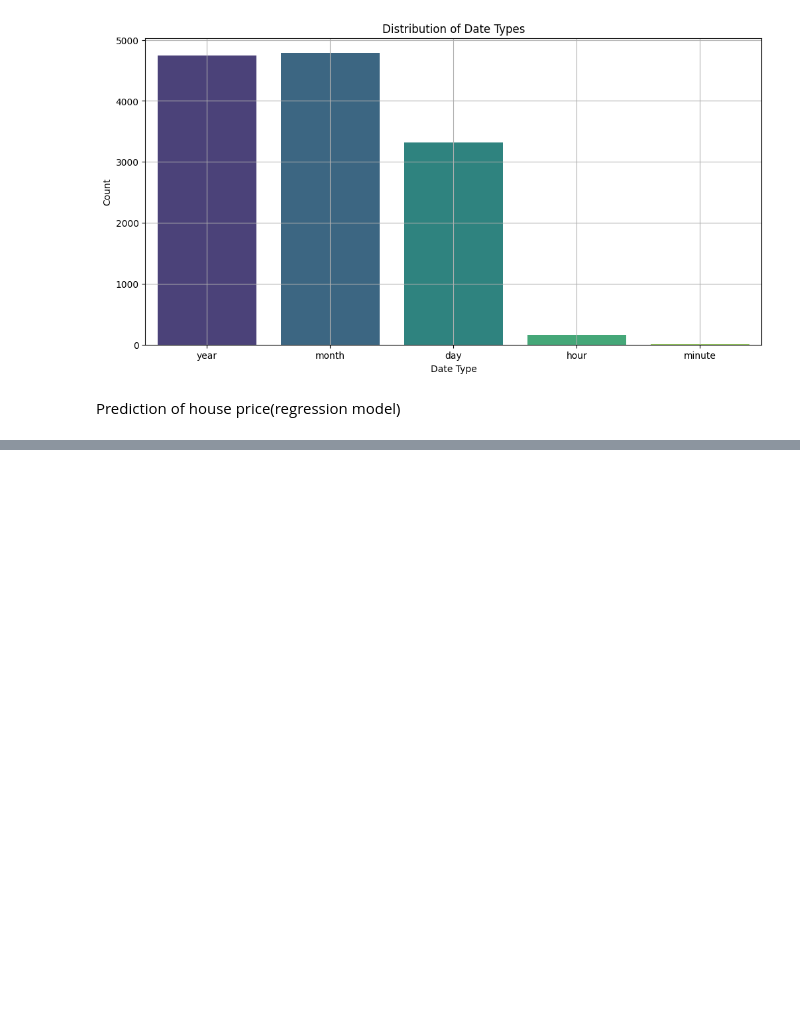
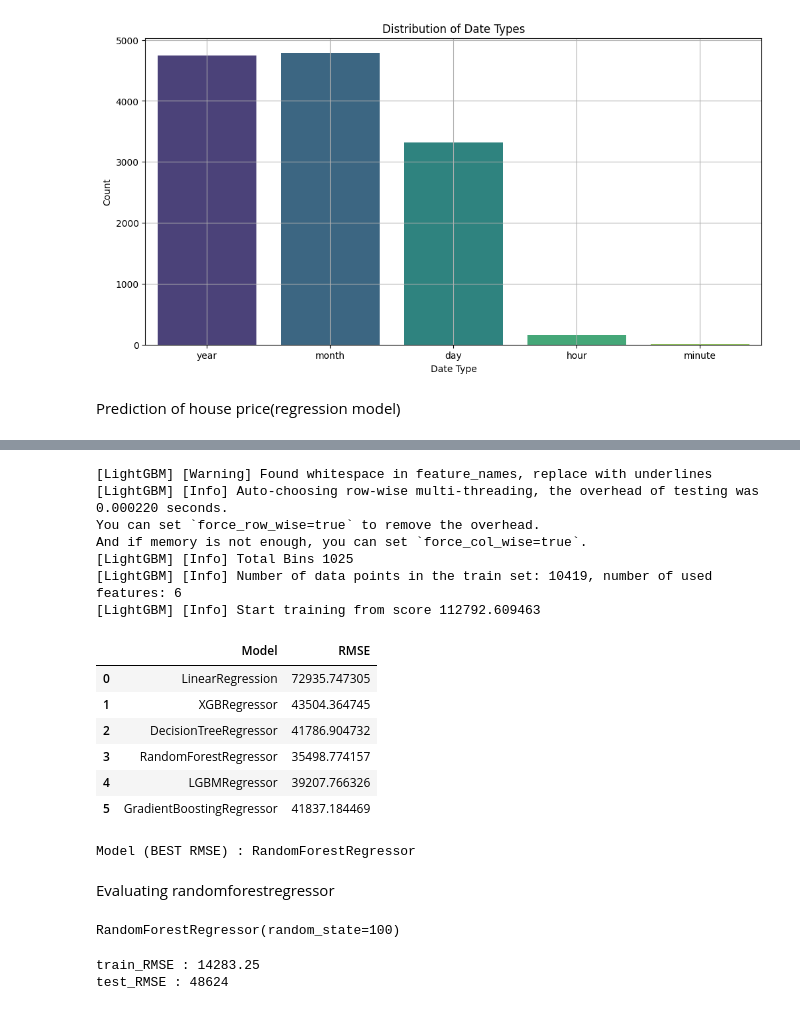
Before and after one commit to prkshayush/house-price-prediction, a Jupyter notebook: main.ipynb, the cells around one changed output, grey strips where cells are left out. Drawn from its saved outputs; the diff is of its cells as text; code cells hidden in the pictures; blank space fills up the shorter version.

```diff
--- a/main.ipynb
+++ b/main.ipynb
@@ -452,0 +487,79 @@ from lightgbm import LGBMRegressor
+# %%
+X_train_selected_df = pd.DataFrame(X_train_selected, columns=selected_features)
+X_test_selected_df = pd.DataFrame(X_test_selected, columns=selected_features)
+# %%
+linear_pipeline = Pipeline([
+    ('regressor', LinearRegression())
+])
+
+xgb_pipeline = Pipeline([
+    ('regressor', XGBRegressor())
+])
+
+cart_pipeline = Pipeline([
+    ('regressor', DecisionTreeRegressor())
+])
+
+rf_pipeline = Pipeline([
+    ('regressor', RandomForestRegressor())
+])
+
+lgbm_pipeline = Pipeline([
+    ('regressor', LGBMRegressor())
+])
+
+gb_pipeline = Pipeline([
+    ('regressor', GradientBoostingRegressor())
+])
+
+results = []
+
+for pipeline in [linear_pipeline, xgb_pipeline,cart_pipeline, rf_pipeline, lgbm_pipeline, gb_pipeline]:
+    pipeline.fit(X_train_selected_df, y_train)
+    y_pred = pipeline.predict(X_test_selected_df)
+    mse = mean_squared_error(y_test, y_pred)
+
+    results.append({
+        "Model": pipeline.named_steps['regressor'].__class__.__name__,
+        "RMSE": mse**0.5
+    })
+
+results_df = pd.DataFrame(results)
+results_df
+# %% [output]
+[LightGBM] [Warning] Found whitespace in feature_names, replace with underlines
+[LightGBM] [Info] Auto-choosing row-wise multi-threading, the overhead of testing was 0.000220 seconds.
+You can set `force_row_wise=true` to remove the overhead.
+And if memory is not enough, you can set `force_col_wise=true`.
+[LightGBM] [Info] Total Bins 1025
+[LightGBM] [Info] Number of data points in the train set: 10419, number of used features: 6
+[LightGBM] [Info] Start training from score 112792.609463
+|  | Model | RMSE |
+| 0 | LinearRegression | 72935.747305 |
+| 1 | XGBRegressor | 43504.364745 |
+| 2 | DecisionTreeRegressor | 41786.904732 |
+| 3 | RandomForestRegressor | 35498.774157 |
+| 4 | LGBMRegressor | 39207.766326 |
+| 5 | GradientBoostingRegressor | 41837.184469 |
+# %%
+min_rmse_model = results_df[results_df['RMSE'] == results_df['RMSE'].min()]
+print('Model (BEST RMSE) :', min_rmse_model['Model'].values[0])
+# %% [output]
+Model (BEST RMSE) : RandomForestRegressor
+# %% [markdown]
+Evaluating randomforestregressor
+# %%
+X_train, X_test, y_train, y_test = train_test_split(X, y, test_size=0.2, random_state=100)
+
+model = RandomForestRegressor(random_state=100)
+model.fit(X_train,y_train)
+# %% [output]
+RandomForestRegressor(random_state=100)
+# %%
+train_pred = model.predict(X_train)
+test_pred = model.predict(X_test)
+print('train_RMSE :',round(mean_squared_error(y_train,train_pred)**0.5,2))
+print('test_RMSE :',round(mean_squared_error(y_test,test_pred)**0.5))
+# %% [output]
+train_RMSE : 14283.25
+test_RMSE : 48624
```
Also changed, not shown: parts of 5 cells of this notebook.
